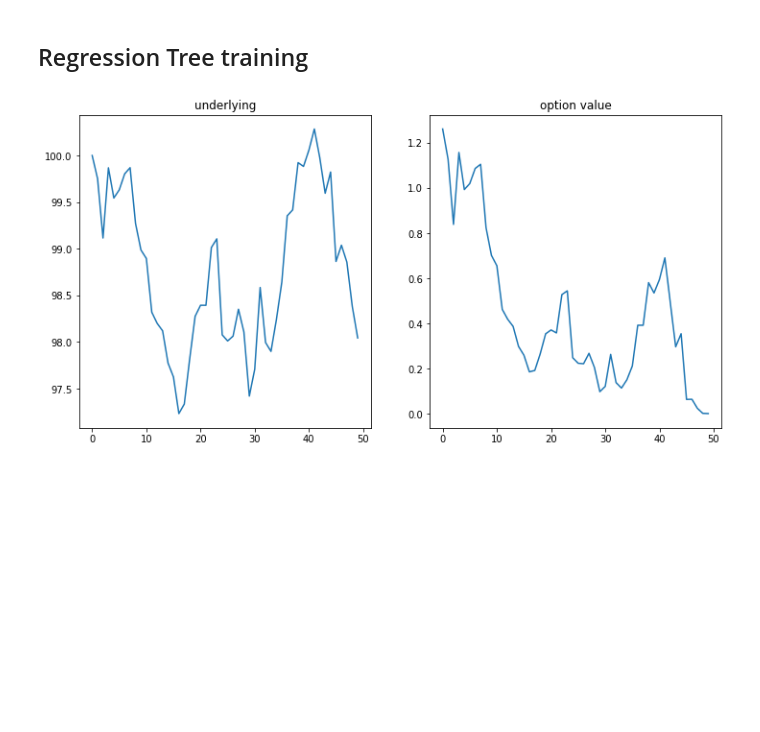
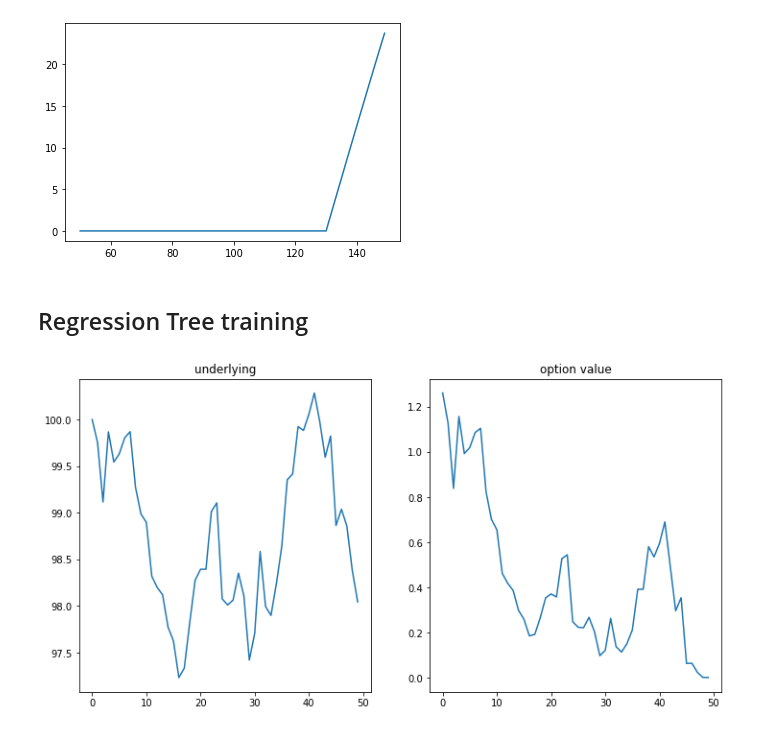
Before and after one commit to adamt98/Thesis2, a Jupyter notebook: Main.ipynb, the cells around one changed output. Cells and saved outputs as stored; diff of their text form; code cells hidden in the pictures; blank space fills up the shorter version.

```diff
--- a/Main.ipynb
+++ b/Main.ipynb
@@ -5,6 +5,22 @@ from data_generators import GBM_Generator, HestonGenerator
 import utils
 import numpy as np
 import matplotlib.pyplot as plt
+# %%
+# test barrier opts
+
+spot = []
+barr = []
+for i in range(100):
+    gen = GBM_Generator(50+i, 0.0, 0.2, 1, barrier=130)
+    is_knocked = 130 > (50 + i)
+    tmp = gen.get_barrier_value(120, 250, up=False, out=True, is_knocked=is_knocked, call=True)
+    barr.append(tmp)
+    spot.append(50+i)
+
+plt.plot(spot, barr)
+plt.show()
+# %% [output]
+[figure, added]
 # %%
 gen = HestonGenerator(S0 = 100, r = 0.03, V0 = 0.2*0.2, rho = 0.7, kappa = 5.0, theta = 0.04, xi = 0.9, freq = 0.2)
 gen.reset()
```
Also changed, not shown: 4 other files.
